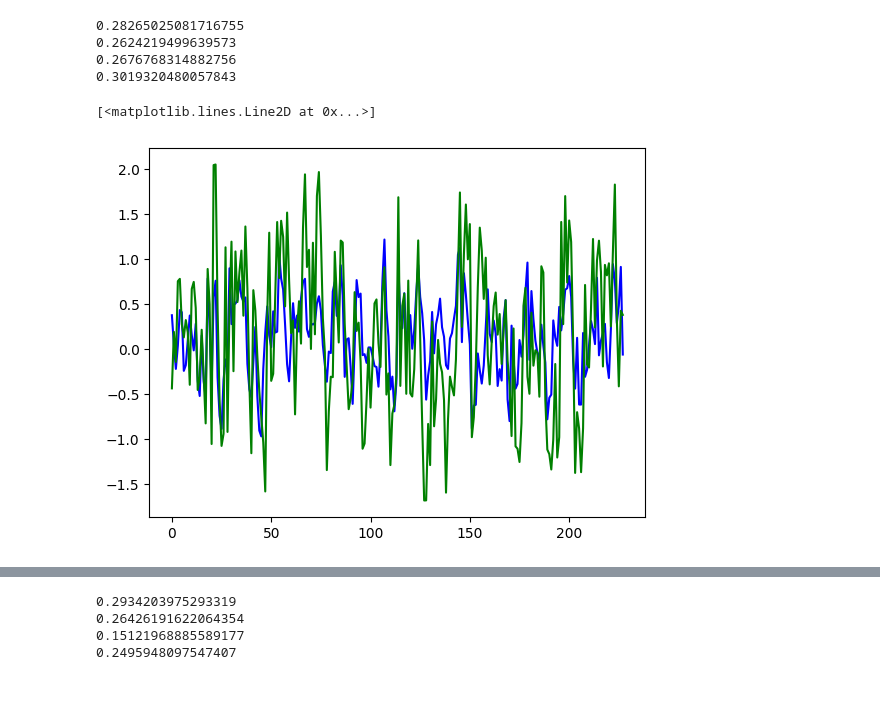
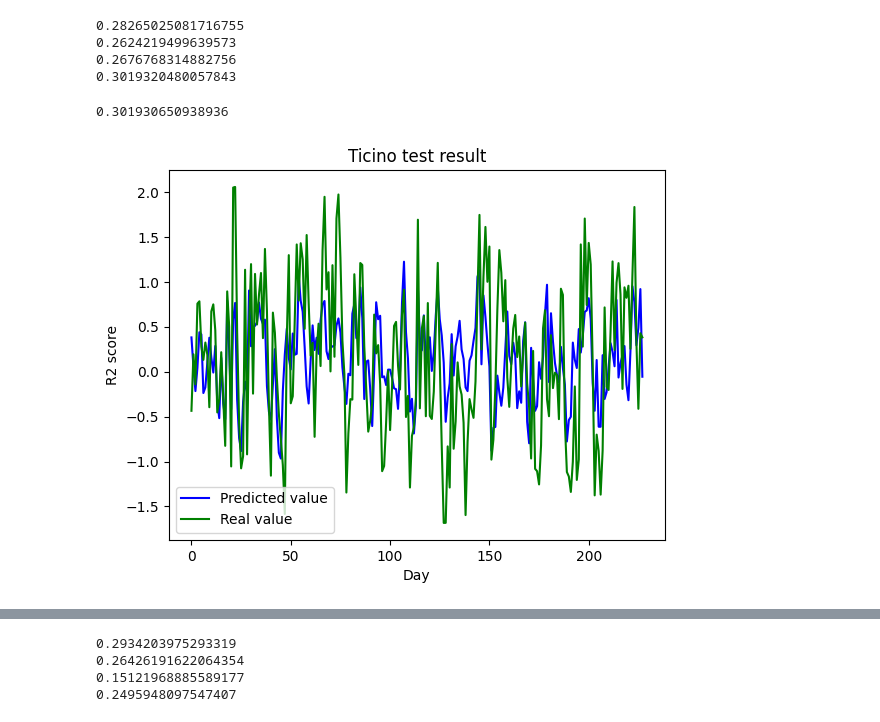
Before and after one commit to climateintelligence/Droughts, a Jupyter notebook: Paolo/regression_NonLinCFA/notebooks/3.1) Clustering of models.ipynb, the cells around one changed output, grey strips where cells are left out. Cells and saved outputs as stored; diff of their text form; code cells hidden in the pictures; blank space fills up the shorter version.

```diff
--- a/Paolo/regression_NonLinCFA/notebooks/3.1) Clustering of models.ipynb
+++ b/Paolo/regression_NonLinCFA/notebooks/3.1) Clustering of models.ipynb
@@ -2213,11 +2213,19 @@ print(r2_score(targets_df_test['Ticino'].values, res))
 0.2676768314882756
 0.3019320480057843
 # %%
-plt.plot(res, color='blue')
-plt.plot(targets_df_test['Ticino'].values, color='green')
+res = model_ALOT_ohe.predict(clusterdf_test_withClass.loc[clusterdf_test_withClass.Adda==1].values)
+print(r2_score(targets_df_test['Ticino'].values, res))
+
+plt.plot(res, color='blue',label="Predicted value")
+plt.plot(targets_df_test['Ticino'].values, color='green',label="Real value")
+plt.title("Ticino test result")
+plt.xlabel("Day")
+plt.ylabel("R2 score")
+plt.legend()
+plt.show()
 # %% [output]
-[<matplotlib.lines.Line2D at 0x...>]
+0.301930650938936
-[figure, old version]
+[figure, new version]
 # %%
 for i in range(clusterdf_train_withClass.shape[1]-len(clust_basins)):
     for j in clust_basins:
```
Also changed, not shown: parts of 1 cell of this notebook, 7 other files.
